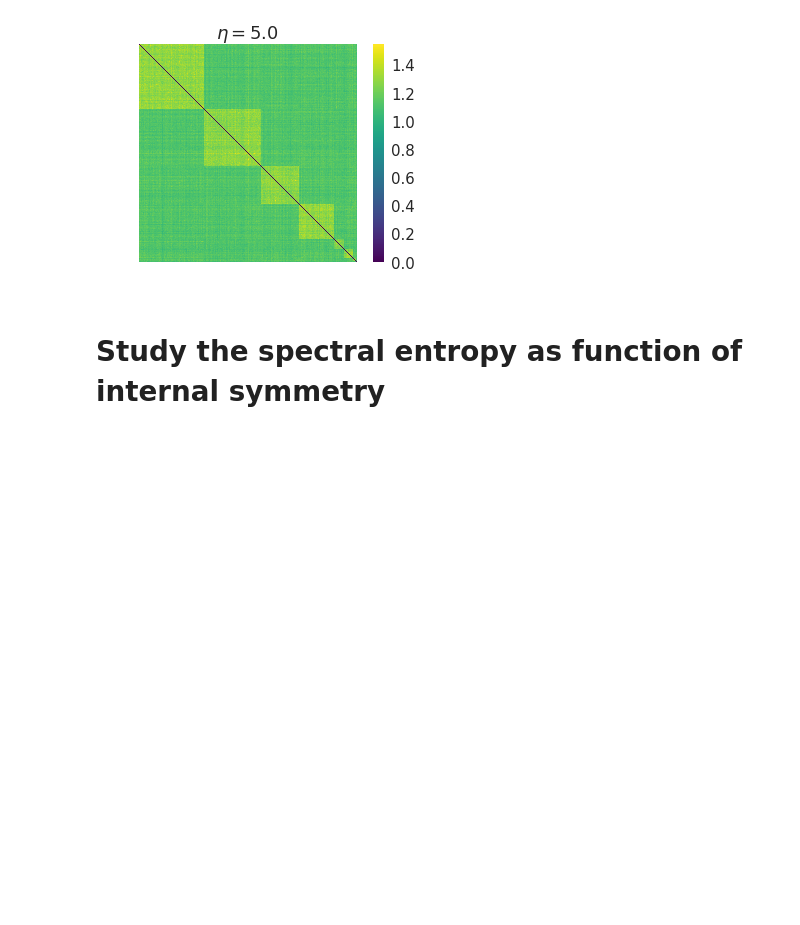
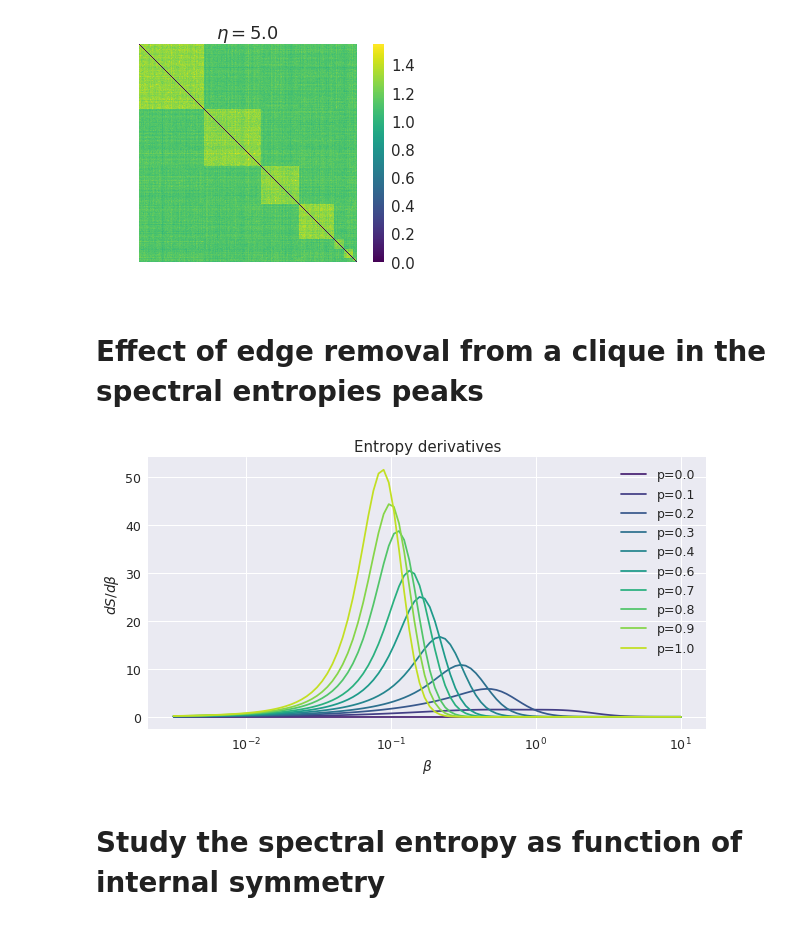
Before and after one commit to CarloNicolini/networkqit, a Jupyter notebook: notebooks/factor_models_thresholding_.ipynb, the cells around one changed output. Cells and saved outputs as stored; diff of their text form; code cells hidden in the pictures; blank space fills up the shorter version.

```diff
--- a/notebooks/factor_models_thresholding_.ipynb
+++ b/notebooks/factor_models_thresholding_.ipynb
@@ -213,6 +253,28 @@ plt.plot(np.linspace(0.0,W.max(),nt),giantA)
 plt.xlabel('Threshold')
 plt.ylabel('Giant component')
 plt.title('Percolation analysis')
+# %% [markdown]
+# Effect of edge removal from a clique in the spectral entropies peaks
+# %%
+import networkx as nx
+import numdifftools as nd
+sns.set(font_scale=1.25)
+beta_range=np.logspace(-2.5,1,100)
+cmap=sns.color_palette('viridis',10)
+plt.figure(figsize=(10,5))
+for i,dens in enumerate(np.linspace(0,1,10)):
+    for reps in range(0,1):
+        L=nq.graph_laplacian(nx.to_numpy_array(nx.erdos_renyi_graph(50,dens)))
+        dsdb = nd.Derivative(lambda b : nq.compute_vonneumann_entropy(L=L,beta=b))
+        plt.semilogx(beta_range,[-dsdb(beta) for beta in beta_range],color=cmap[i])
+plt.legend(['p=%.1f'%p for p in np.linspace(0,1,10)])
+plt.xlabel('$\\beta$')
+plt.ylabel('$dS/d\\beta$')
+plt.title('Entropy derivatives')
+plt.savefig('entropy_derivative_er.pdf',dpi=150,bbox_inches='tight', transparent=True, pad_inches=0)
+plt.show()
+# %% [output]
+[figure, added]
 # %% [markdown]
 # Study the spectral entropy as function of internal symmetry
 # %%
```
Also changed, not shown: parts of 3 cells of this notebook, 1 other file.
